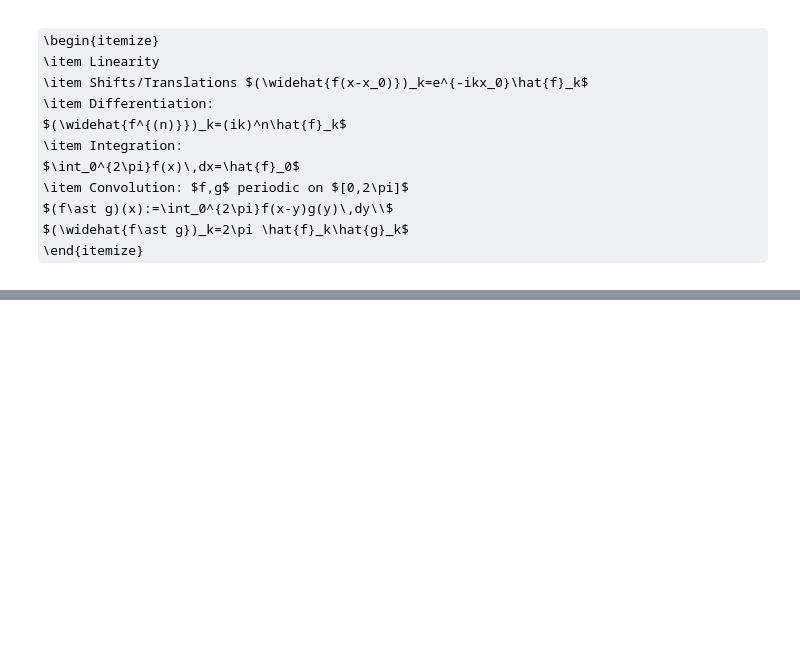
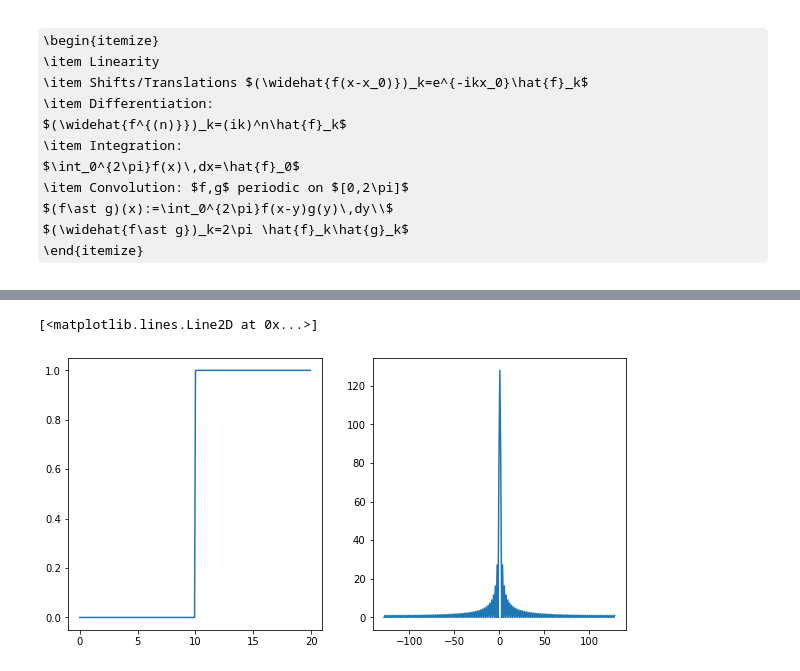
Before and after one commit to raph651/Amath-582-Data-Analysis, a Jupyter notebook: course_notes/lecture_notes.ipynb, the cells around one changed output, grey strips where cells are left out. Saved outputs shown, nothing was run; the diff lists cells and outputs as text; code cells hidden in the pictures; some formulas as TeX source; blank space fills up the shorter version.

```diff
--- a/course_notes/lecture_notes.ipynb
+++ b/course_notes/lecture_notes.ipynb
@@ -85,0 +140,12 @@ $(\widehat{f\ast g})_k=2\pi \hat{f}_k\hat{g}_k$
+# %%
+def g(x,L):
+    return (x>=L)
+f1=g(xx,L)
+ff1=np.fft.fftshift(np.fft.fft(f1))
+
+fig1,(ax0,ax1)=plt.subplots(1,2,figsize=(10,5))
+ax0.plot(xx,f1)
+ax1.plot(n,np.abs(ff1))
+# %% [output]
+[<matplotlib.lines.Line2D at 0x...>]
+[figure, added]
```
Also changed, not shown: parts of 9 cells of this notebook.
